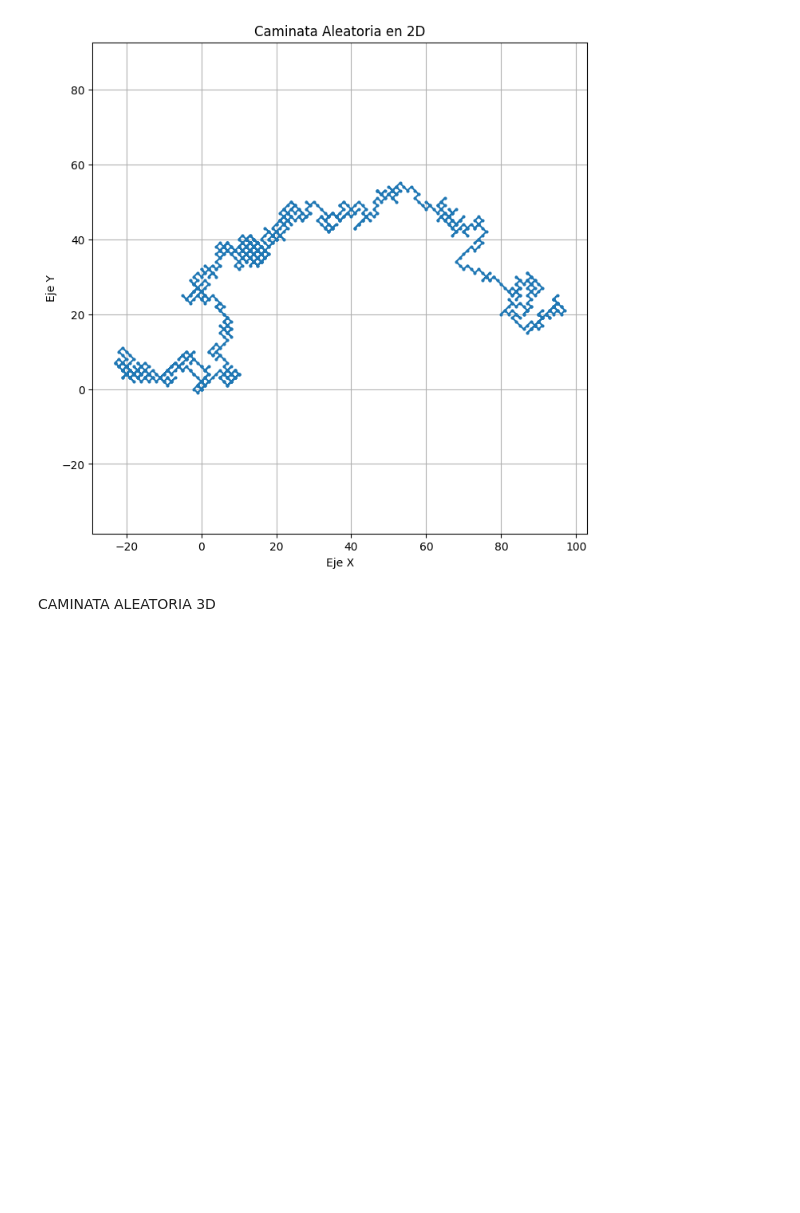
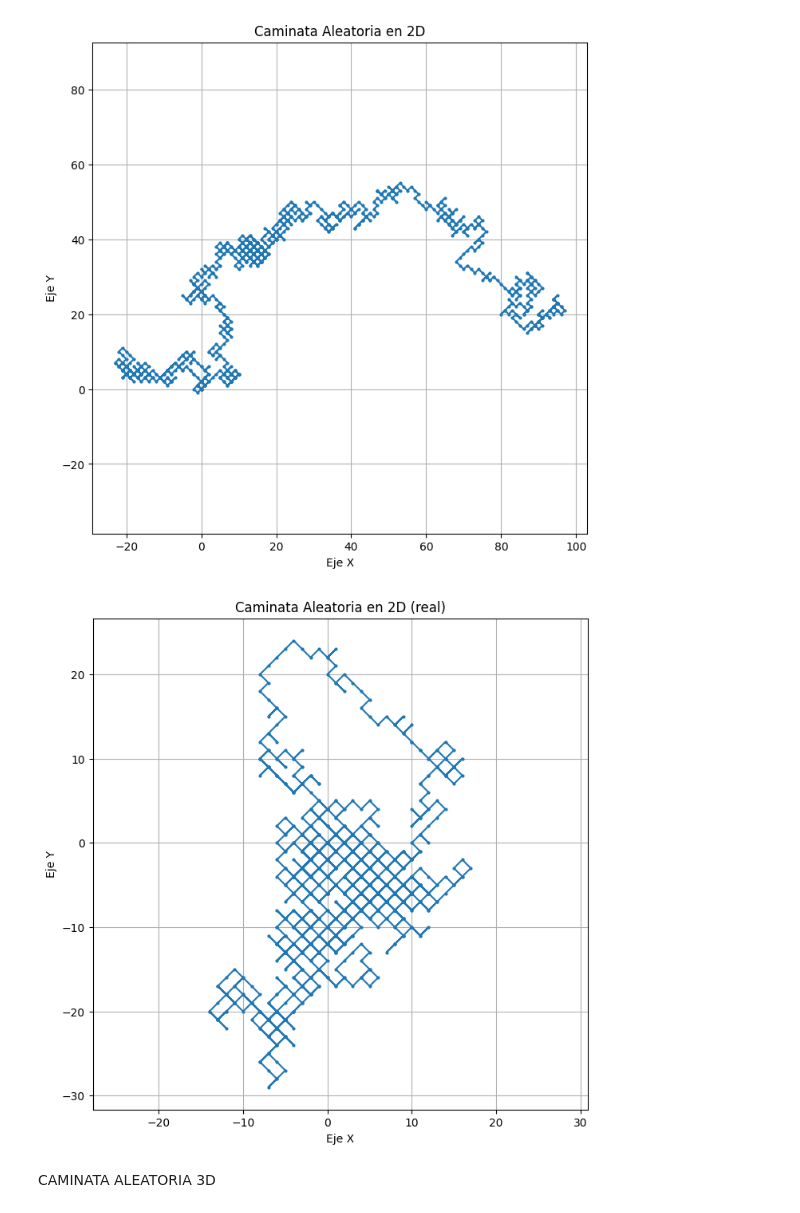
Before and after one commit to momomendoza2476-max/SIMULACI-N-II, a Jupyter notebook: caminata_aleatoria.ipynb, the cells around one changed output. Drawn from its saved outputs; the diff is of its cells as text; code cells hidden in the pictures; blank space fills up the shorter version.

```diff
--- a/caminata_aleatoria.ipynb
+++ b/caminata_aleatoria.ipynb
@@ -60,6 +60,35 @@ plt.axis('equal')  # Para mantener la proporción
 plt.show()
 # %% [output]
 [figure]
+# %%
+import random
+import matplotlib.pyplot as plt
+
+# Número de pasos
+n_pasos = 1000
+
+# Posiciones
+x = [0]
+y = [0]
+
+# Caminata aleatoria en 2D
+for _ in range(n_pasos):
+    dx = random.choice([-1, 1])
+    dy = random.choice([-1, 1])
+    x.append(x[-1] + dx)
+    y.append(y[-1] + dy)
+
+# Gráfica
+plt.figure(figsize=(8, 8))
+plt.plot(x, y, marker='o', markersize=2, linestyle='-')
+plt.title('Caminata Aleatoria en 2D (real)')
+plt.xlabel('Eje X')
+plt.ylabel('Eje Y')
+plt.grid(True)
+plt.axis('equal')
+plt.show()
+# %% [output]
+[figure, added]
 # %% [markdown]
 CAMINATA ALEATORIA 3D
 # %%
```
Also changed, not shown: parts of 1 cell of this notebook.
